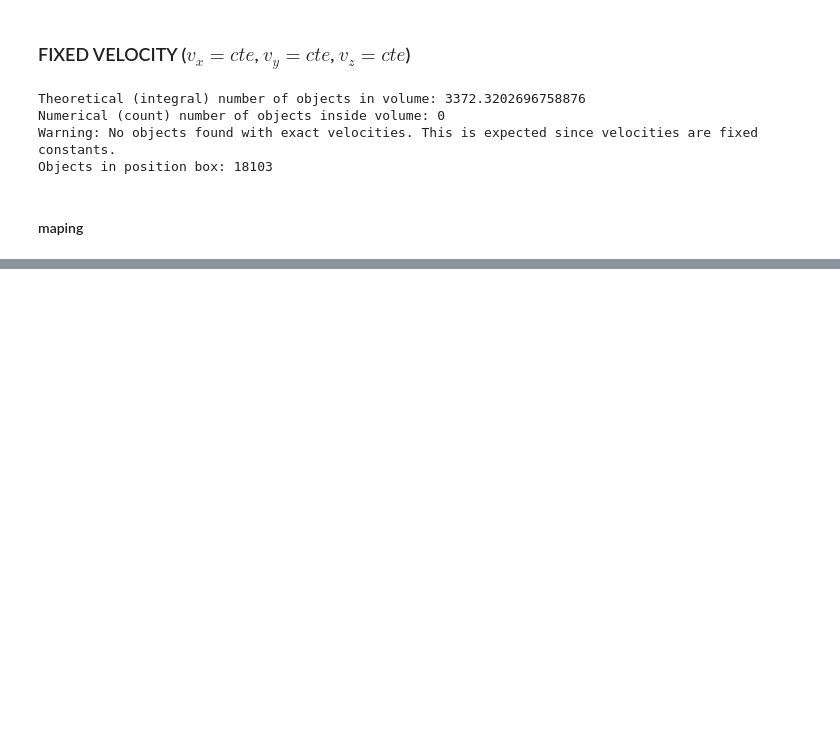
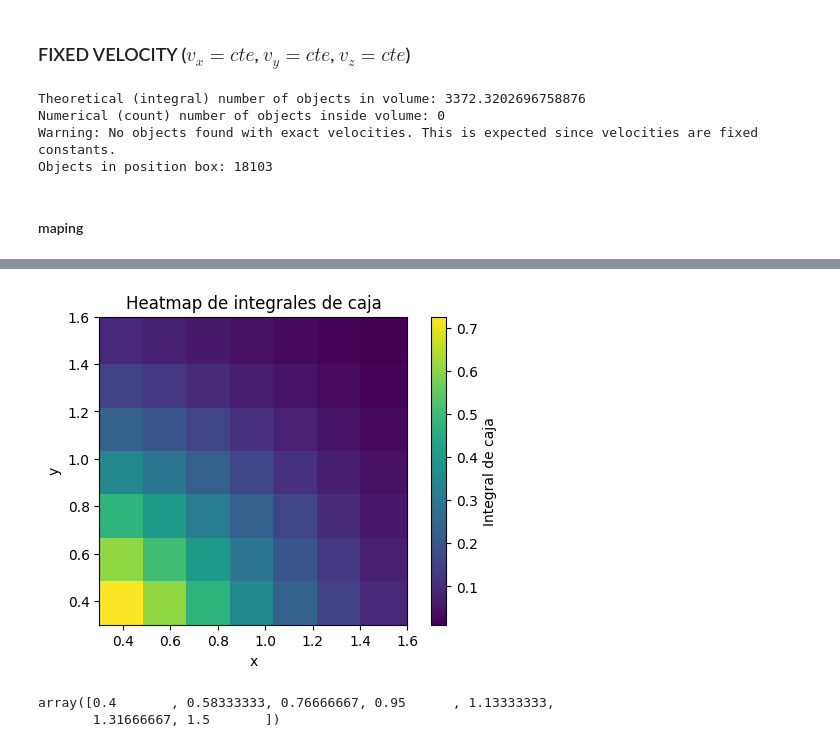
Before and after one commit to JuanitaAgudelo/TesisRepo, a Jupyter notebook: jacobian_calculations/experiments/P_X_CMND.ipynb, the cells around one changed output, grey strips where cells are left out. Saved outputs shown, nothing was run; the diff lists cells and outputs as text; code cells hidden in the pictures; blank space fills up the shorter version.

```diff
--- a/jacobian_calculations/experiments/P_X_CMND.ipynb
+++ b/jacobian_calculations/experiments/P_X_CMND.ipynb
@@ -737,0 +789,70 @@ plt.show()
+# %%
+#dx = dy = 0.2
+
+dtype = [
+    ("x", float),
+    ("y", float),
+    ("value", float)
+]
+
+x_min, x_max = 0.4, 1.5
+y_min, y_max = 0.4, 1.5
+
+dx_cell, dy_cell = 0.2, 0.2
+
+x_steps = int(round((x_max - x_min) / dx_cell)) + 1
+y_steps = int(round((y_max - y_min) / dy_cell)) + 1
+
+# Create arrays of the center points for each cell
+xs = np.linspace(x_min, x_max, x_steps)
+ys = np.linspace(y_min, y_max, y_steps)
+
+# Grilla pequeña
+#xs = np.array([0.4, 0.5, 0.6])
+#ys = np.array([-0.1, 0.0, 0.1])
+
+data = np.zeros((len(xs), len(ys)), dtype=dtype)
+
+for i, x in enumerate(xs):
+    for j, y in enumerate(ys):
+        data[i, j]["x"] = x
+        data[i, j]["y"] = y
+        data[i, j]["value"] = np.exp(-(x**2 + y**2))  # valor de ejemplo
+
+x_centers = data["x"][:, 0]
+y_centers = data["y"][0, :]
+
+x_edges = np.concatenate([
+    x_centers - dx_cell/2,
+    [x_centers[-1] + dx_cell/2]
+])
+
+y_edges = np.concatenate([
+    y_centers - dy_cell/2,
+    [y_centers[-1] + dy_cell/2]
+])
+
+Z = data["value"]
+
+plt.figure(figsize=(6, 4))
+pcm = plt.pcolormesh(
+    x_edges,
+    y_edges,
+    Z.T,          # OJO con la transposición
+    shading="flat",
+)
+
+plt.colorbar(pcm, label="Integral de caja")
+plt.xlabel("x")
+plt.ylabel("y")
+plt.title("Heatmap de integrales de caja")
+
+plt.gca().set_aspect("equal")
+plt.show()
+# %% [output]
+[figure, added]
+# %%
+y_centers
+# %% [output]
+array([0.4       , 0.58333333, 0.76666667, 0.95      , 1.13333333,
+       1.31666667, 1.5       ])
```
Also changed, not shown: parts of 12 cells of this notebook, 7 other files.
